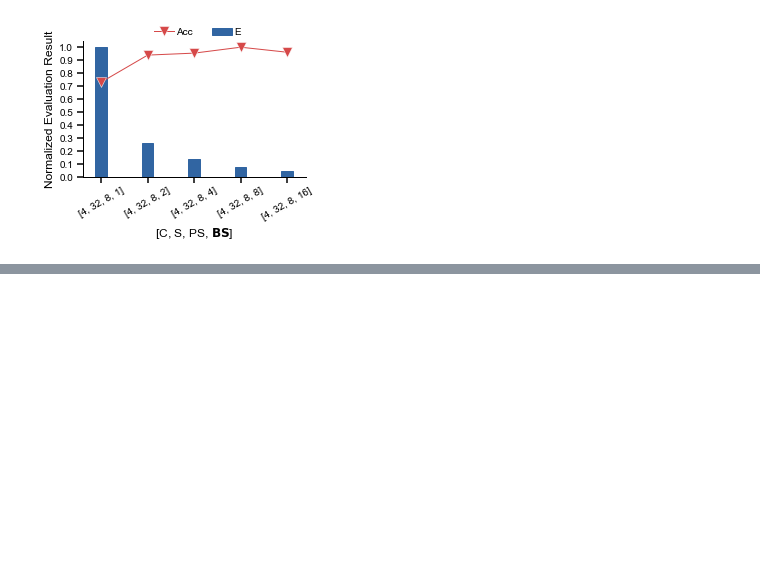
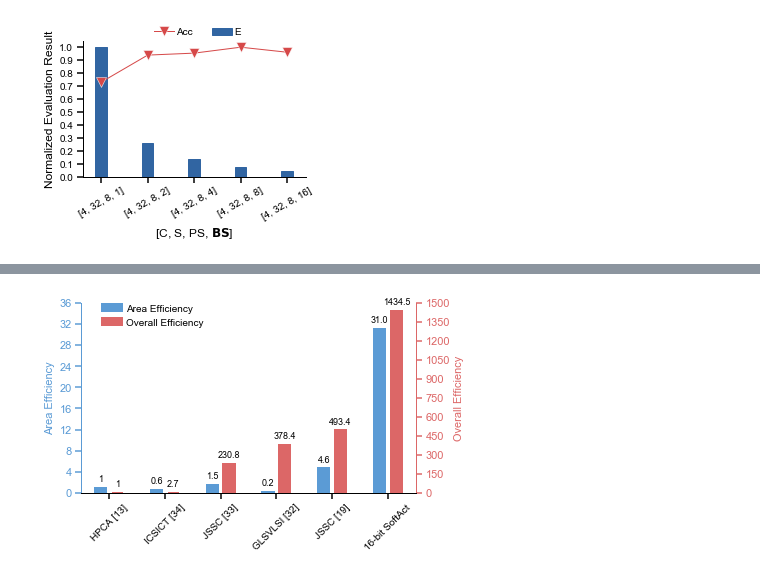
Before and after one commit to changchun-zhou/sagitta_fig, a Jupyter notebook: TCAS-II_FPS/scripts/TCAS-II_FPS.ipynb, the cells around one changed output, grey strips where cells are left out. Saved outputs shown, nothing was run; the diff lists cells and outputs as text; code cells hidden in the pictures; blank space fills up the shorter version.

Commit message:
feat(TCAS-II.ipynb): Add TCSVT: Accuracy and Efficiency

```diff
--- a/TCAS-II_FPS/scripts/TCAS-II_FPS.ipynb
+++ b/TCAS-II_FPS/scripts/TCAS-II_FPS.ipynb
@@ -298,0 +379,81 @@ cls_plt_fig('').func_plt_fig(
+# %%
+import os
+print(os.path.abspath('.'))
+
+import numpy as np
+import pandas as pd
+import matplotlib.pyplot as plt
+import sys
+sys.path.append('../../Nebula/scripts/')
+from cls_plt_fig import cls_plt_fig
+
+
+
+fig_name ='../generate/YuzheFu_TCSVT_Efficiency.svg'
+Work = ['HPCA [13]','ICSICT [34]','JSSC [33]', 'GLSVLSI [32]', 'JSSC [19]', '16-bit SoftAct']
+CM = np.array([
+    [1.0, 0.5827718377113342, 1.5351299047470093, 0.20259864628314972, 4.633301258087158, 31.03223991394043]
+      ])
+Acc = [
+    [1.0, 2.692307710647583, 230.7692413330078, 378.3846130371094, 493.3846435546875, 1434.4615478515625]
+      ]
+
+x_value = np.arange(len(Work))
+
+figsize=(6, 3.5)
+
+bar_width = 0.2
+bar_gap_width = 0.1
+xticks = Work
+legend_loc = (0.05, 0.85)
+
+y_value = [np.array(CM), np.array(Acc)]
+y_label = ["Area Efficiency", "Overall Efficiency"]
+y_fig_type = [['bar'], ['bar']]
+y_legend = [['Area Efficiency', 'MSE'], ['Overall Efficiency', 'Accuracy (8-b)']]
+legend_ncol = 1
+y_color=[[(91/255, 155/255, 213/255),(91/255, 155/255, 213/255)], [(220/255, 103/255, 103/255),(214/255, 73/255, 73/255)]]
+len_yticks = [9, 10]
+y_yticks_max = [36, 1500]
+y_yticks_min = [0, 0]
+# print(y_value[0])
+# print(y_value[0][0]*((1+32)*(32**2))/((2+16)*(64**2)))
+# print(y_value[0][1]*((1+32)*(32**2))/((2+32)*(32**2)))
+# print(xticks)
+print(np.shape(x_value))
+print(np.shape(y_value))
+
+cls_plt_fig('').func_plt_fig(
+    fig_name=fig_name,
+    x_value=x_value,
+    y_label = y_label,
+    y_value = y_value,
+    y_fig_type = y_fig_type,
+    y_legend = y_legend,
+    y_color = y_color,
+    y_axis_color = [(91/255, 155/255, 213/255), (220/255, 103/255, 103/255)],
+    y_yticks_max=y_yticks_max,
+    y_yticks_min=y_yticks_min,
+    y_edgecolor = [[(91/255, 155/255, 213/255), (91/255, 155/255, 213/255)],[(220/255, 103/255, 103/255)]],
+    y_linestyle=[[],['solid', 'dashed']],
+    y_marker = [[],['s','*']],
+    y_markersize = [[],[10, 19]],
+    y_markerfacecolor= [[], [(214/255, 73/255, 73/255),(214/255, 73/255, 73/255)]],
+    y_markeredgecolor = [[], [(214/255, 73/255, 73/255), (214/255, 73/255, 73/255)]],
+    len_yticks=len_yticks,
+    xticks= xticks,
+    legend_loc =legend_loc,
+    legend_columnspacing = 1,
+    handletextpad = 0.4,
+    figsize = figsize, #[0, 0, 1, 1],
+    font_size = 10,
+    plt_text = True,
+    legend_ncol=legend_ncol,
+    PercentFormatter = [False, False],
+    bar_width = bar_width,
+    linewidth= 2,
+    bar_gap_width = bar_gap_width,
+    labelrotation = 45,
+    minor = False
+)
+# %% [output]
@@ -298,0 +463 @@ cls_plt_fig('').func_plt_fig(
+[figure, added]
```
Also changed, not shown: parts of 2 cells of this notebook.
